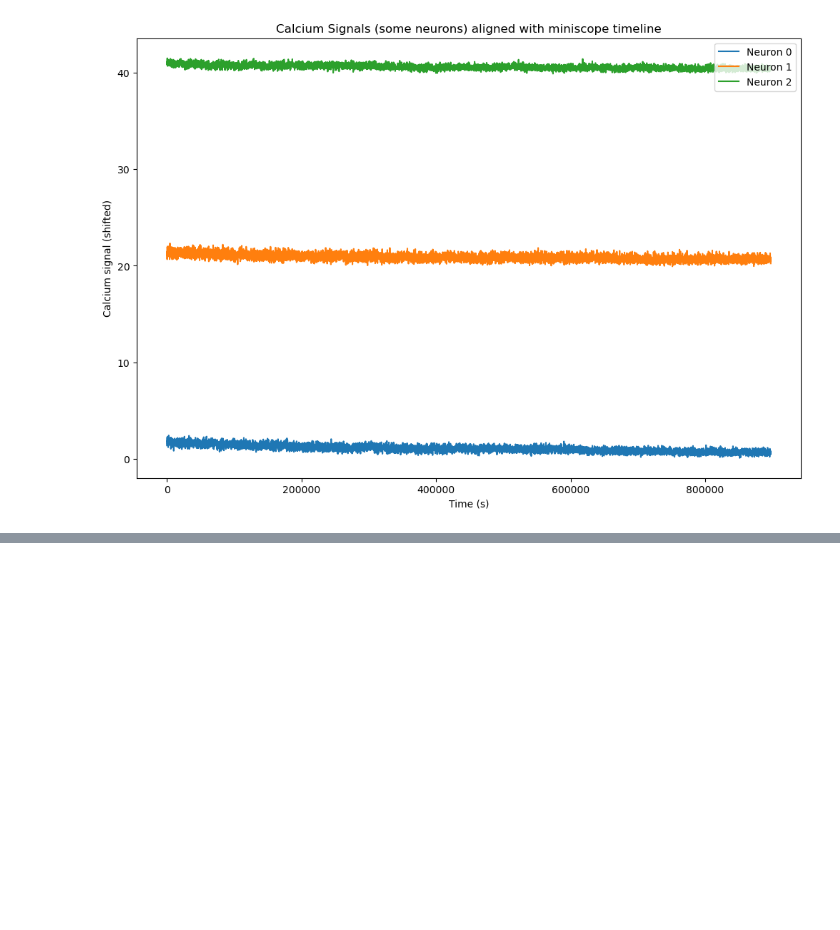
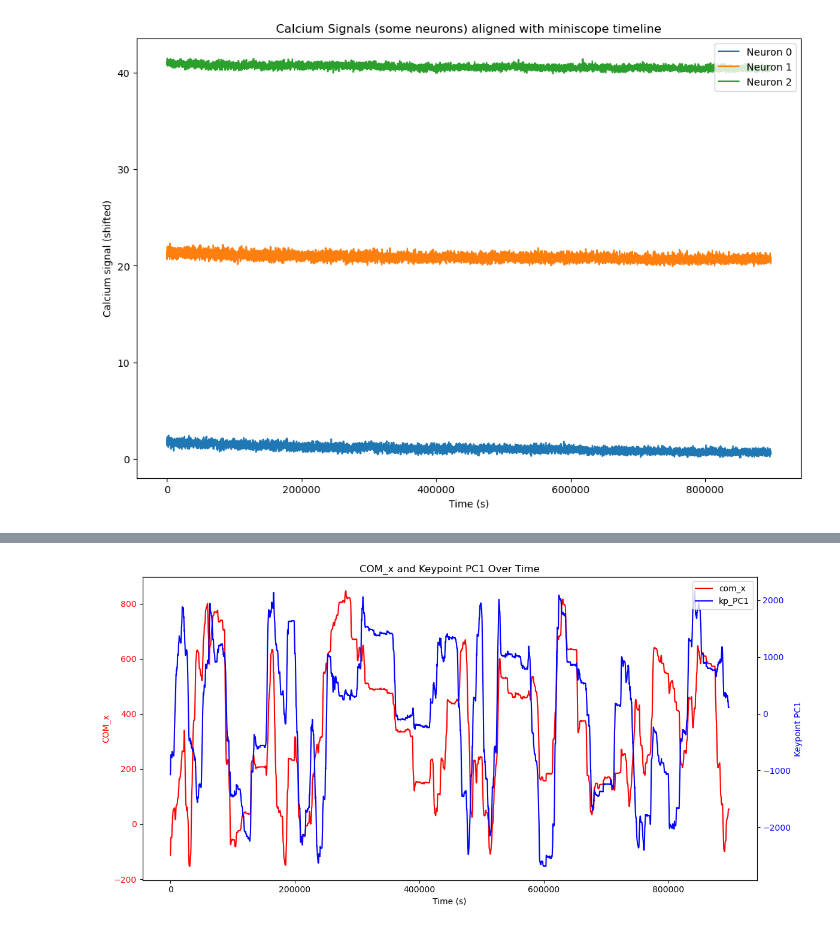
Before and after one commit to gadsfly/BBOP, a Jupyter notebook: random tests/mini_dannce_sync/load_analysis_after_alignment.ipynb, the cells around one changed output, grey strips where cells are left out. Saved outputs shown, nothing was run; the diff lists cells and outputs as text; code cells hidden in the pictures; blank space fills up the shorter version.

```diff
--- a/random tests/mini_dannce_sync/load_analysis_after_alignment.ipynb
+++ b/random tests/mini_dannce_sync/load_analysis_after_alignment.ipynb
@@ -147,0 +288,88 @@ Correlation between com_x and calcium_roi0: -0.0854977347358581
+# %%
+import matplotlib.pyplot as plt
+
+##############################################################
+# 1. PC1 vs. COM_x Over Time
+##############################################################
+
+fig, ax1 = plt.subplots(figsize=(12, 6))
+
+# Plot COM_x on left y-axis
+ax1.plot(df_merged.index, df_merged['com_x'], color='red', label='com_x')
+ax1.set_xlabel('Time (s)')
+ax1.set_ylabel('COM_x', color='red')
+ax1.tick_params(axis='y', labelcolor='red')
+
+# Create second y-axis for PC1
+ax2 = ax1.twinx()
+ax2.plot(df_merged.index, df_merged['kp_PC1'], color='blue', label='kp_PC1')
+ax2.set_ylabel('Keypoint PC1', color='blue')
+ax2.tick_params(axis='y', labelcolor='blue')
+
+lines1, labels1 = ax1.get_legend_handles_labels()
+lines2, labels2 = ax2.get_legend_handles_labels()
+
+ax2.legend(lines1 + lines2, labels1 + labels2, loc='upper right')
+plt.title('COM_x and Keypoint PC1 Over Time')
+plt.tight_layout()
+plt.show()
+
+##############################################################
+# 2. Mean Keypoint Position, COM_x, and Calcium ROI
+##############################################################
+
+# For illustration, let's plot mean_kp_x and com_x on the left axis, and calcium_roi0 on the right axis
+
+fig, ax1 = plt.subplots(figsize=(12, 6))
+
+# Plot COM_x and mean_kp_x on left y-axis
+ax1.plot(df_merged.index, df_merged['com_x'], color='red', label='com_x')
+ax1.plot(df_merged.index, df_merged['mean_kp_x'], color='green', label='mean_kp_x')
+ax1.set_xlabel('Time (s)')
+ax1.set_ylabel('Position (COM_x and mean_kp_x)', color='black')
+ax1.tick_params(axis='y', labelcolor='black')
+
+# Create second y-axis for Calcium
+ax2 = ax1.twinx()
+
+if 'calcium_roi0' in df_merged.columns:
+    ax2.plot(df_merged.index, df_merged['calcium_roi0'], color='blue', label='calcium_roi0')
+    ax2.set_ylabel('Calcium signal', color='blue')
+    ax2.tick_params(axis='y', labelcolor='blue')
+
+# Combine legends
+lines1, labels1 = ax1.get_legend_handles_labels()
+lines2, labels2 = (ax2.get_legend_handles_labels() if 'calcium_roi0' in df_merged.columns else ([], []))
+ax2.legend(lines1 + lines2, labels1 + labels2, loc='upper right')
+
+plt.title('COM_x, Mean Keypoint Position, and Calcium Over Time')
+plt.tight_layout()
+plt.show()
+
+##############################################################
+# 3. 3D Visualization of Mean Keypoint Positions (Optional)
+##############################################################
+
+# If you want to visualize how the mean keypoint position moves in 3D space over time:
+# This is not time-aligned with COM or Calcium necessarily on the same plot, but gives a spatial sense of movement.
+# We will create a 3D scatter plot of mean_kp_x, mean_kp_y, mean_kp_z over time.
+from mpl_toolkits.mplot3d import Axes3D
+
+fig = plt.figure(figsize=(8, 8))
+ax = fig.add_subplot(111, projection='3d')
+
+# Plot the trajectory in 3D
+x = df_merged['mean_kp_x'].values
+y = df_merged['mean_kp_y'].values
+z = df_merged['mean_kp_z'].values
+ax.plot(x, y, z, color='purple', label='Mean Keypoint Trajectory')
+
+ax.set_xlabel('Mean KP X')
+ax.set_ylabel('Mean KP Y')
+ax.set_zlabel('Mean KP Z')
+ax.legend()
+plt.title('3D Trajectory of Mean Keypoint Position Over Time')
+plt.tight_layout()
+plt.show()
+# %% [output]
+[figure, added]
```
Also changed, not shown: parts of 10 cells of this notebook.
